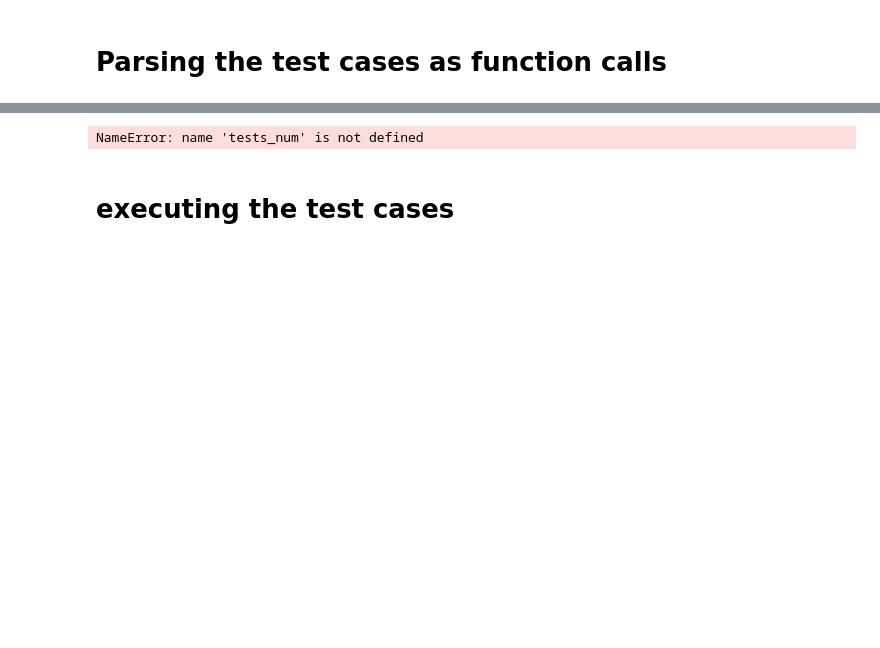
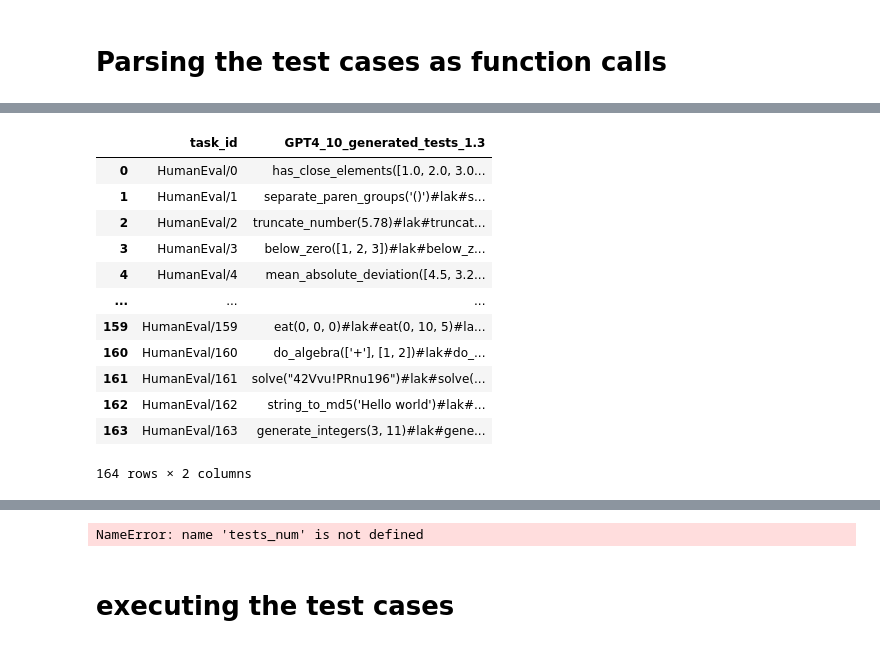
Before and after one commit to QEDady/LLM-Code-Verifier, a Jupyter notebook: TestcaseMethod/test_cases_generation.ipynb, the cells around one changed output, grey strips where cells are left out. Drawn from its saved outputs; the diff is of its cells as text; code cells hidden in the pictures; blank space fills up the shorter version.

```diff
--- a/TestcaseMethod/test_cases_generation.ipynb
+++ b/TestcaseMethod/test_cases_generation.ipynb
@@ -332,3 +385,21 @@ All
+# %%
+temp = All.copy()
+temp = temp[['task_id',f'GPT4_10_generated_tests_{tests_temperature}']]
+temp
+# %% [output]
+|  | task_id | GPT4_10_generated_tests_1.3 |
+| 0 | HumanEval/0 | has_close_elements([1.0, 2.0, 3.0... |
+| 1 | HumanEval/1 | separate_paren_groups('()')#lak#s... |
+| 2 | HumanEval/2 | truncate_number(5.78)#lak#truncat... |
+| 3 | HumanEval/3 | below_zero([1, 2, 3])#lak#below_z... |
+| 4 | HumanEval/4 | mean_absolute_deviation([4.5, 3.2... |
+| ... | ... | ... |
+| 159 | HumanEval/159 | eat(0, 0, 0)#lak#eat(0, 10, 5)#la... |
+| 160 | HumanEval/160 | do_algebra(['+'], [1, 2])#lak#do_... |
+| 161 | HumanEval/161 | solve("42Vvu!PRnu196")#lak#solve(... |
+| 162 | HumanEval/162 | string_to_md5('Hello world')#lak#... |
+| 163 | HumanEval/163 | generate_integers(3, 11)#lak#gene... |
+164 rows × 2 columns
 # %%
 #merge all with df to get the final dataframe
 # final_df = pd.merge(df, All, on = 'task_id', how='left')
```
Also changed, not shown: parts of 9 cells of this notebook, 7 other files.
